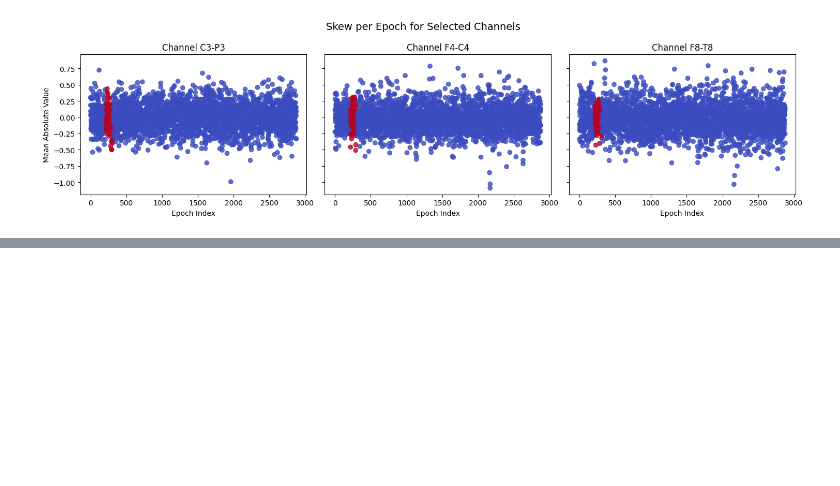
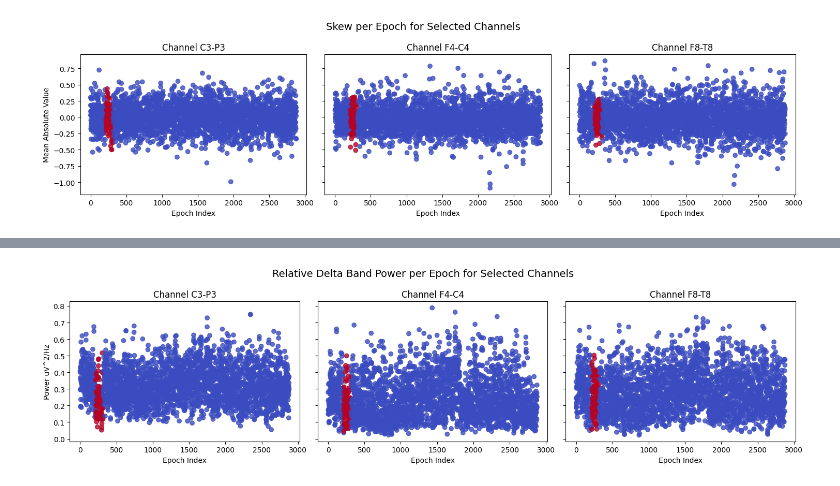
Before and after one commit to anderdc/chb-mit-scalp-eeg, a Jupyter notebook: analysis/feature_extraction.ipynb, the cells around one changed output, grey strips where cells are left out. Drawn from its saved outputs; the diff is of its cells as text; code cells hidden in the pictures; blank space fills up the shorter version.

```diff
--- a/analysis/feature_extraction.ipynb
+++ b/analysis/feature_extraction.ipynb
@@ -329,0 +354,4 @@ data = epochs.get_data()
+# %%
+plot_feature(relative_delta_band_power_per_epoch, "Epoch Index", "Power uV^2/Hz", "Relative Delta Band Power per Epoch for Selected Channels")
+# %% [output]
+[figure, added]
```
Also changed, not shown: parts of 34 cells of this notebook, 7 other files.
